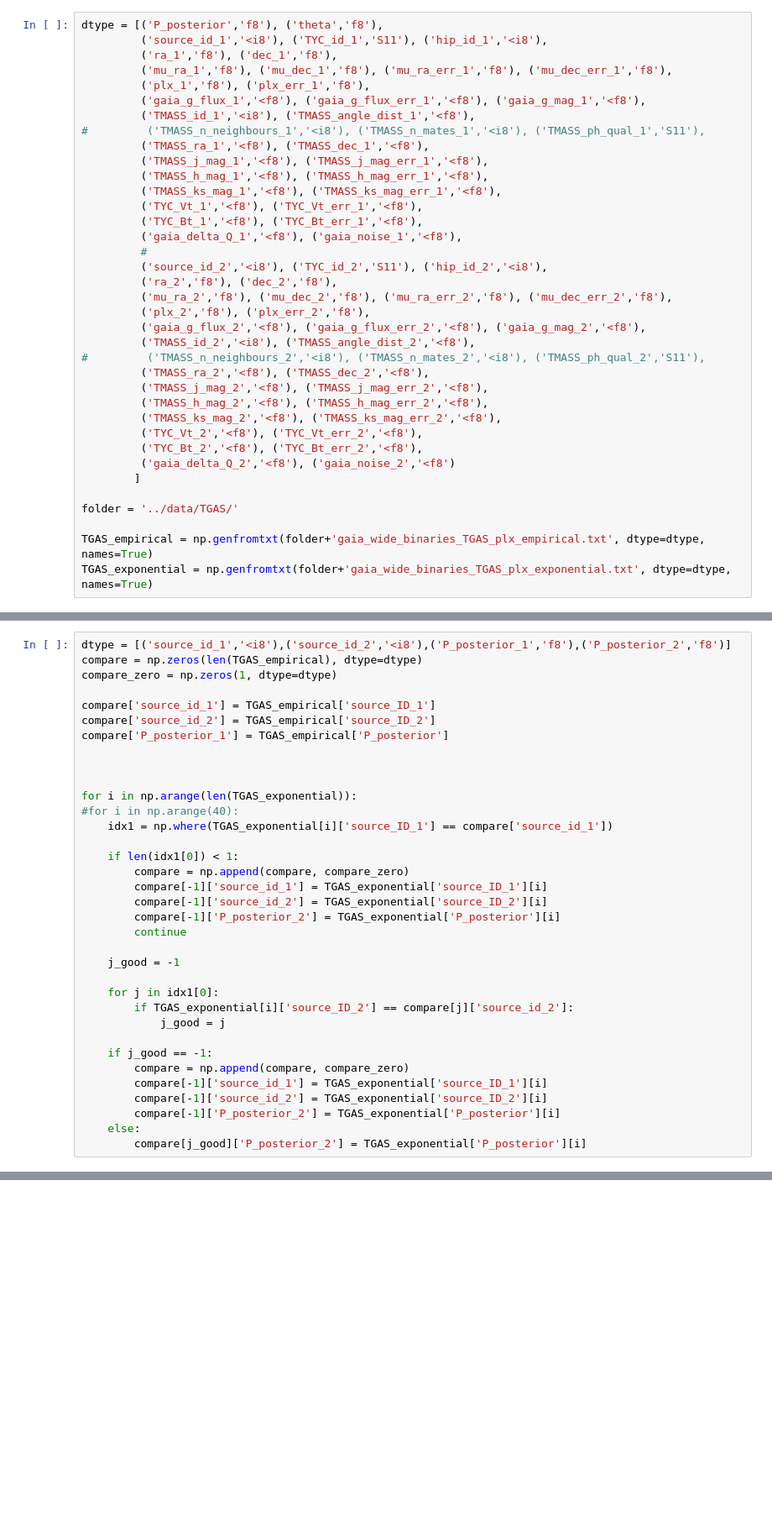
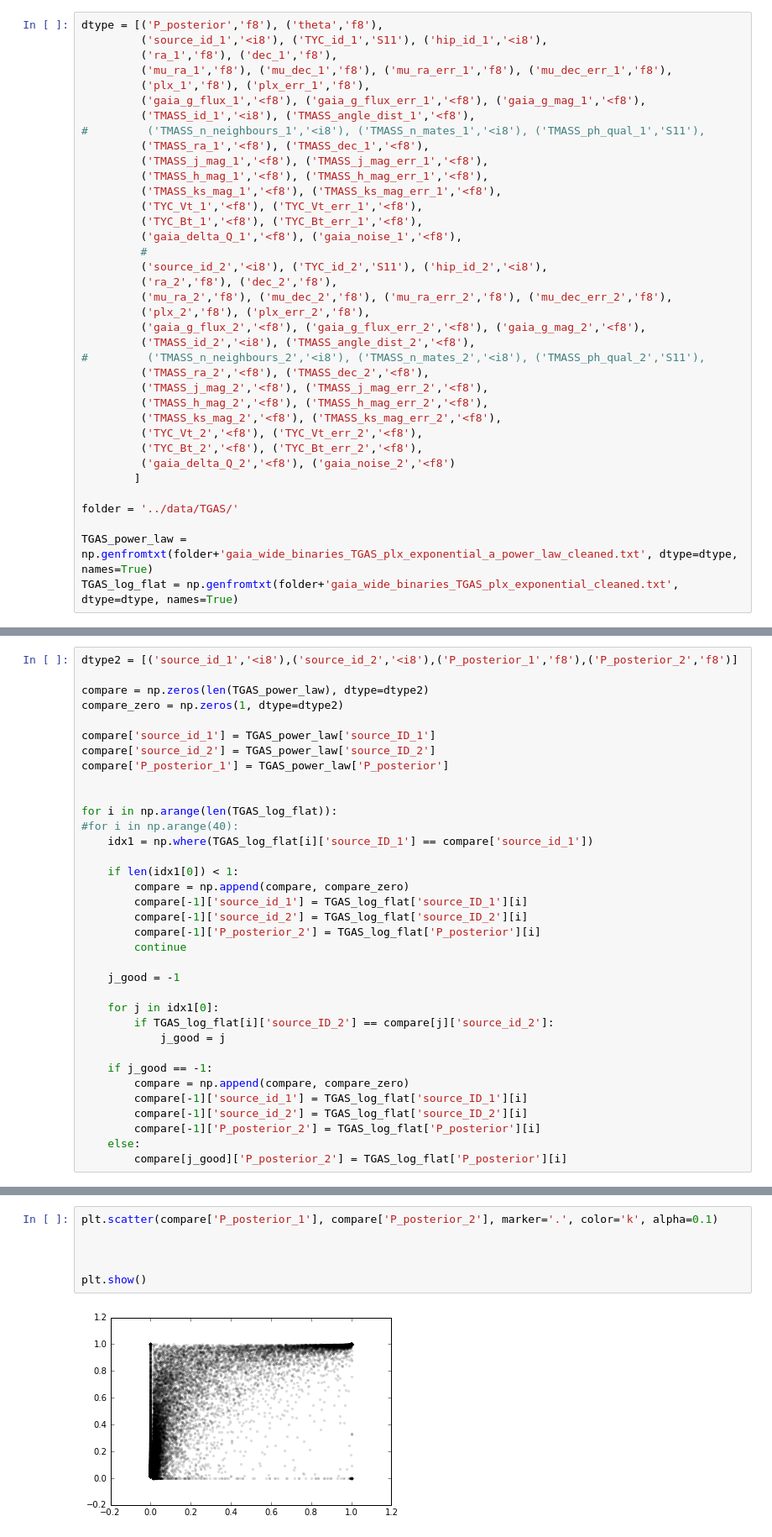
Before and after one commit to astroJeff/gaia_binaries, a Jupyter notebook: notebooks/TGAS_method_compare.ipynb, the cells around one changed output, grey strips where cells are left out. Shown at 84% size. Cells and saved outputs as stored; diff of their text form; blank space fills up the shorter version.

```diff
--- a/notebooks/TGAS_method_compare.ipynb
+++ b/notebooks/TGAS_method_compare.ipynb
@@ -43,5 +47,5 @@ dtype = [('P_posterior','f8'), ('theta','f8'),
 
 folder = '../data/TGAS/'
 
-TGAS_empirical = np.genfromtxt(folder+'gaia_wide_binaries_TGAS_plx_empirical.txt', dtype=dtype, names=True)
-TGAS_exponential = np.genfromtxt(folder+'gaia_wide_binaries_TGAS_plx_exponential.txt', dtype=dtype, names=True)
+TGAS_power_law = np.genfromtxt(folder+'gaia_wide_binaries_TGAS_plx_exponential_a_power_law_cleaned.txt', dtype=dtype, names=True)
+TGAS_log_flat = np.genfromtxt(folder+'gaia_wide_binaries_TGAS_plx_exponential_cleaned.txt', dtype=dtype, names=True)
@@ -48,35 +54,35 @@ TGAS_exponential = np.genfromtxt(folder+'gaia_wide_binaries_TGAS_plx_exponential
 # %%
-dtype = [('source_id_1','<i8'),('source_id_2','<i8'),('P_posterior_1','f8'),('P_posterior_2','f8')]
-compare = np.zeros(len(TGAS_empirical), dtype=dtype)
-compare_zero = np.zeros(1, dtype=dtype)
+dtype2 = [('source_id_1','<i8'),('source_id_2','<i8'),('P_posterior_1','f8'),('P_posterior_2','f8')]
 
-compare['source_id_1'] = TGAS_empirical['source_ID_1']
-compare['source_id_2'] = TGAS_empirical['source_ID_2']
-compare['P_posterior_1'] = TGAS_empirical['P_posterior']
+compare = np.zeros(len(TGAS_power_law), dtype=dtype2)
+compare_zero = np.zeros(1, dtype=dtype2)
+
+compare['source_id_1'] = TGAS_power_law['source_ID_1']
+compare['source_id_2'] = TGAS_power_law['source_ID_2']
+compare['P_posterior_1'] = TGAS_power_law['P_posterior']
 
 
-
-for i in np.arange(len(TGAS_exponential)):
+for i in np.arange(len(TGAS_log_flat)):
 #for i in np.arange(40):
-    idx1 = np.where(TGAS_exponential[i]['source_ID_1'] == compare['source_id_1'])
+    idx1 = np.where(TGAS_log_flat[i]['source_ID_1'] == compare['source_id_1'])
 
     if len(idx1[0]) < 1:
         compare = np.append(compare, compare_zero)
-        compare[-1]['source_id_1'] = TGAS_exponential['source_ID_1'][i]
-        compare[-1]['source_id_2'] = TGAS_exponential['source_ID_2'][i]
-        compare[-1]['P_posterior_2'] = TGAS_exponential['P_posterior'][i]
+        compare[-1]['source_id_1'] = TGAS_log_flat['source_ID_1'][i]
+        compare[-1]['source_id_2'] = TGAS_log_flat['source_ID_2'][i]
+        compare[-1]['P_posterior_2'] = TGAS_log_flat['P_posterior'][i]
         continue
 
     j_good = -1
 
     for j in idx1[0]:
-        if TGAS_exponential[i]['source_ID_2'] == compare[j]['source_id_2']:
+        if TGAS_log_flat[i]['source_ID_2'] == compare[j]['source_id_2']:
             j_good = j
 
     if j_good == -1:
         compare = np.append(compare, compare_zero)
-        compare[-1]['source_id_1'] = TGAS_exponential['source_ID_1'][i]
-        compare[-1]['source_id_2'] = TGAS_exponential['source_ID_2'][i]
-        compare[-1]['P_posterior_2'] = TGAS_exponential['P_posterior'][i]
+        compare[-1]['source_id_1'] = TGAS_log_flat['source_ID_1'][i]
+        compare[-1]['source_id_2'] = TGAS_log_flat['source_ID_2'][i]
+        compare[-1]['P_posterior_2'] = TGAS_log_flat['P_posterior'][i]
     else:
-        compare[j_good]['P_posterior_2'] = TGAS_exponential['P_posterior'][i]
+        compare[j_good]['P_posterior_2'] = TGAS_log_flat['P_posterior'][i]
@@ -82,0 +225,8 @@ for i in np.arange(len(TGAS_exponential)):
+# %%
+plt.scatter(compare['P_posterior_1'], compare['P_posterior_2'], marker='.', color='k', alpha=0.1)
+
+
+
+plt.show()
+# %% [output]
+[figure, added]
```
Also changed, not shown: parts of 15 cells of this notebook, 3 other files.
